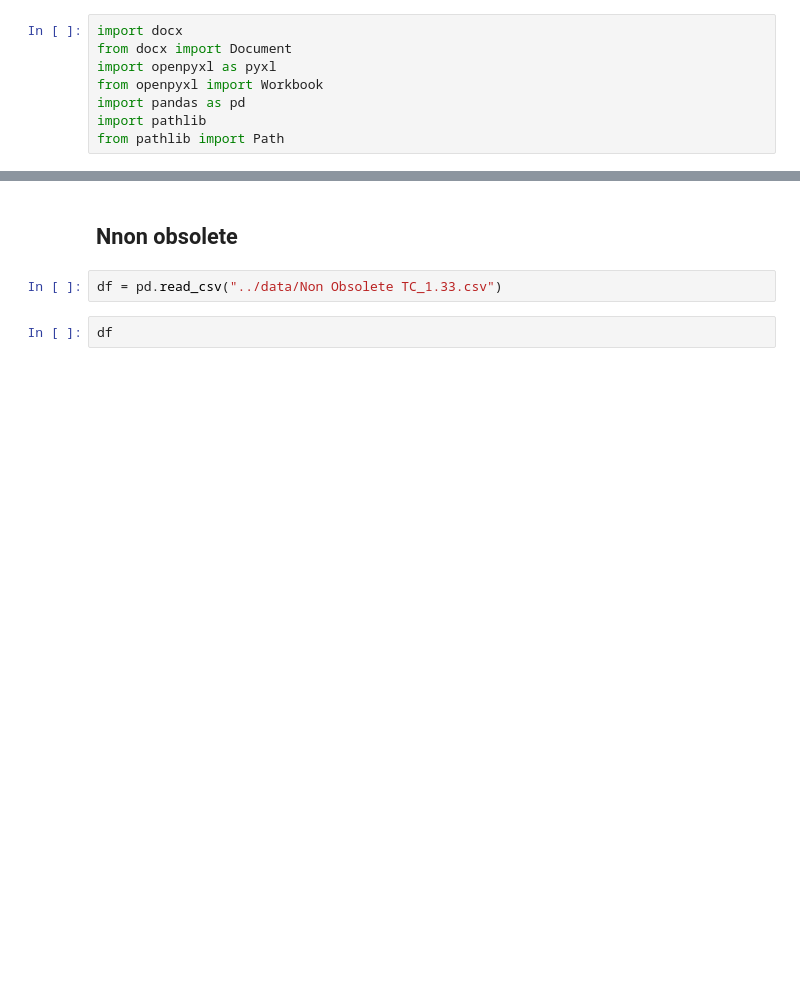
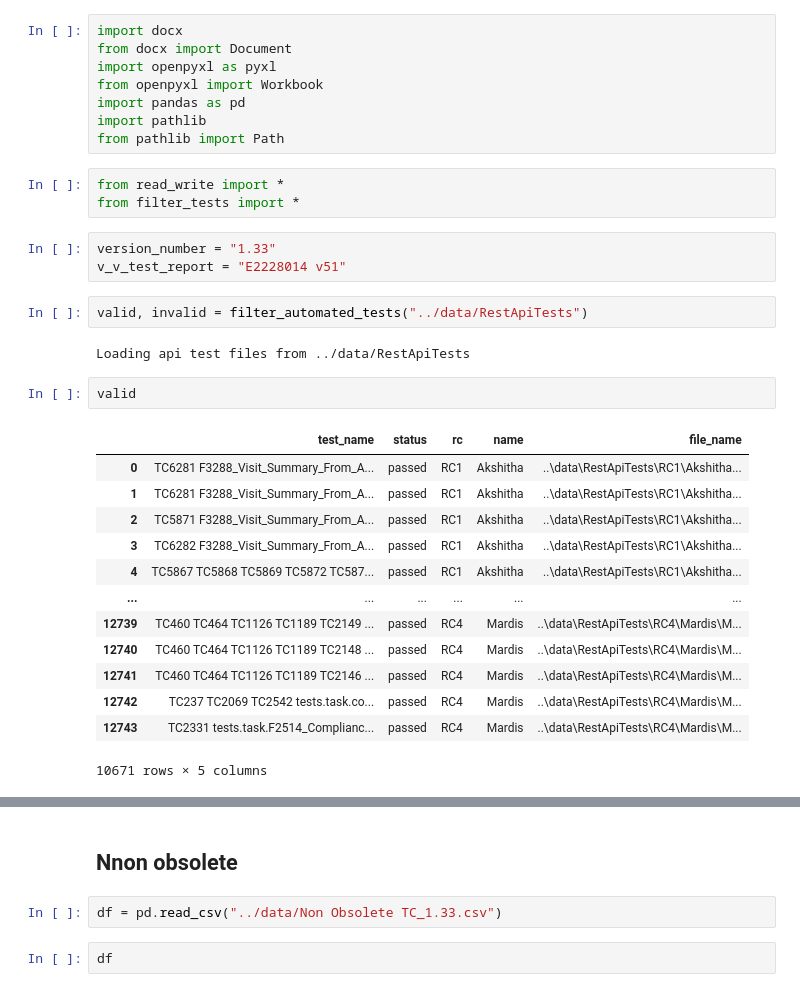
Before and after one commit to jacoblee628/systemsproject, a Jupyter notebook: src/temp_dev_experiments.ipynb, the cells around one changed output, grey strips where cells are left out. Cells and saved outputs as stored; diff of their text form; blank space fills up the shorter version.

```diff
--- a/src/temp_dev_experiments.ipynb
+++ b/src/temp_dev_experiments.ipynb
@@ -6,3 +6,29 @@ from openpyxl import Workbook
 import pandas as pd
 import pathlib
 from pathlib import Path
+# %%
+from read_write import *
+from filter_tests import *
+# %%
+version_number = "1.33"
+v_v_test_report = "E2228014 v51"
+# %%
+valid, invalid = filter_automated_tests("../data/RestApiTests")
+# %% [output]
+Loading api test files from ../data/RestApiTests
+# %%
+valid
+# %% [output]
+|  | test_name | status | rc | name | file_name |
+| 0 | TC6281 F3288_Visit_Summary_From_A... | passed | RC1 | Akshitha | ..\data\RestApiTests\RC1\Akshitha... |
+| 1 | TC6281 F3288_Visit_Summary_From_A... | passed | RC1 | Akshitha | ..\data\RestApiTests\RC1\Akshitha... |
+| 2 | TC5871 F3288_Visit_Summary_From_A... | passed | RC1 | Akshitha | ..\data\RestApiTests\RC1\Akshitha... |
+| 3 | TC6282 F3288_Visit_Summary_From_A... | passed | RC1 | Akshitha | ..\data\RestApiTests\RC1\Akshitha... |
+| 4 | TC5867 TC5868 TC5869 TC5872 TC587... | passed | RC1 | Akshitha | ..\data\RestApiTests\RC1\Akshitha... |
+| ... | ... | ... | ... | ... | ... |
+| 12739 | TC460 TC464 TC1126 TC1189 TC2149 ... | passed | RC4 | Mardis | ..\data\RestApiTests\RC4\Mardis\M... |
+| 12740 | TC460 TC464 TC1126 TC1189 TC2148 ... | passed | RC4 | Mardis | ..\data\RestApiTests\RC4\Mardis\M... |
+| 12741 | TC460 TC464 TC1126 TC1189 TC2146 ... | passed | RC4 | Mardis | ..\data\RestApiTests\RC4\Mardis\M... |
+| 12742 | TC237 TC2069 TC2542 tests.task.co... | passed | RC4 | Mardis | ..\data\RestApiTests\RC4\Mardis\M... |
+| 12743 | TC2331 tests.task.F2514_Complianc... | passed | RC4 | Mardis | ..\data\RestApiTests\RC4\Mardis\M... |
+10671 rows × 5 columns
```
Also changed, not shown: parts of 8 cells of this notebook, 12 other files.
